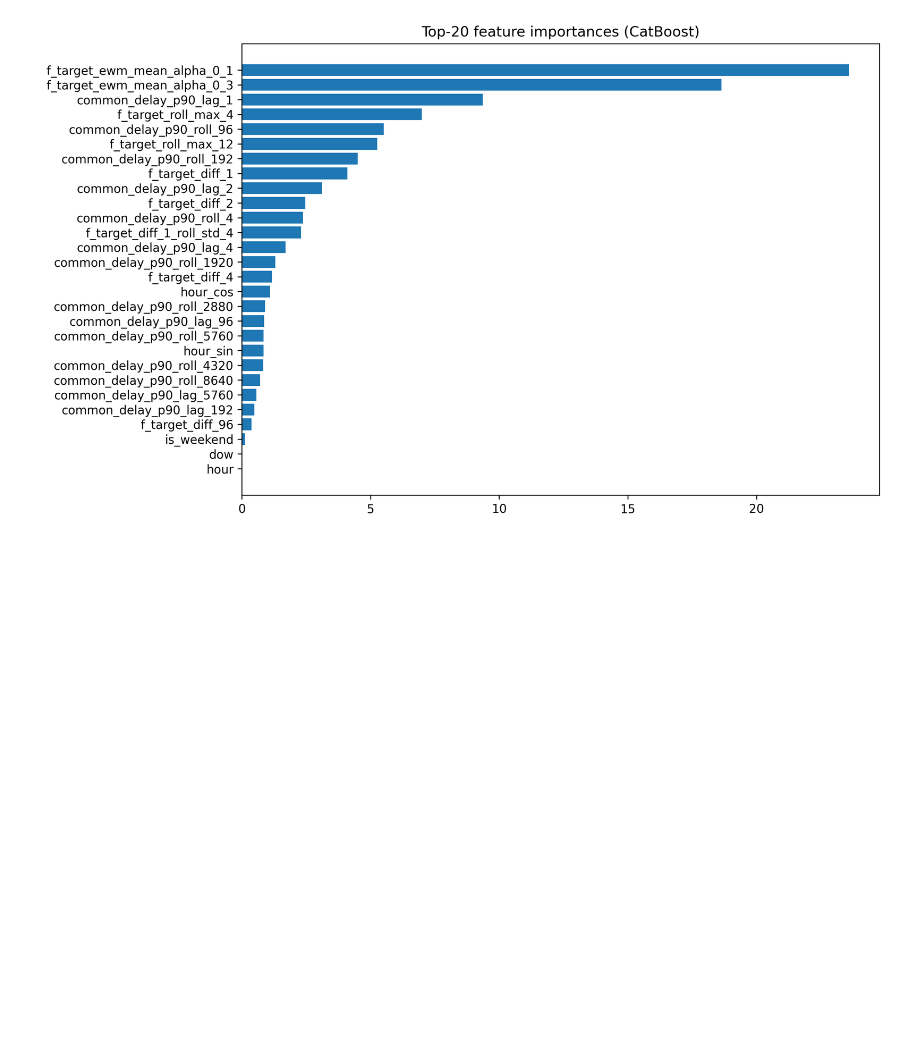
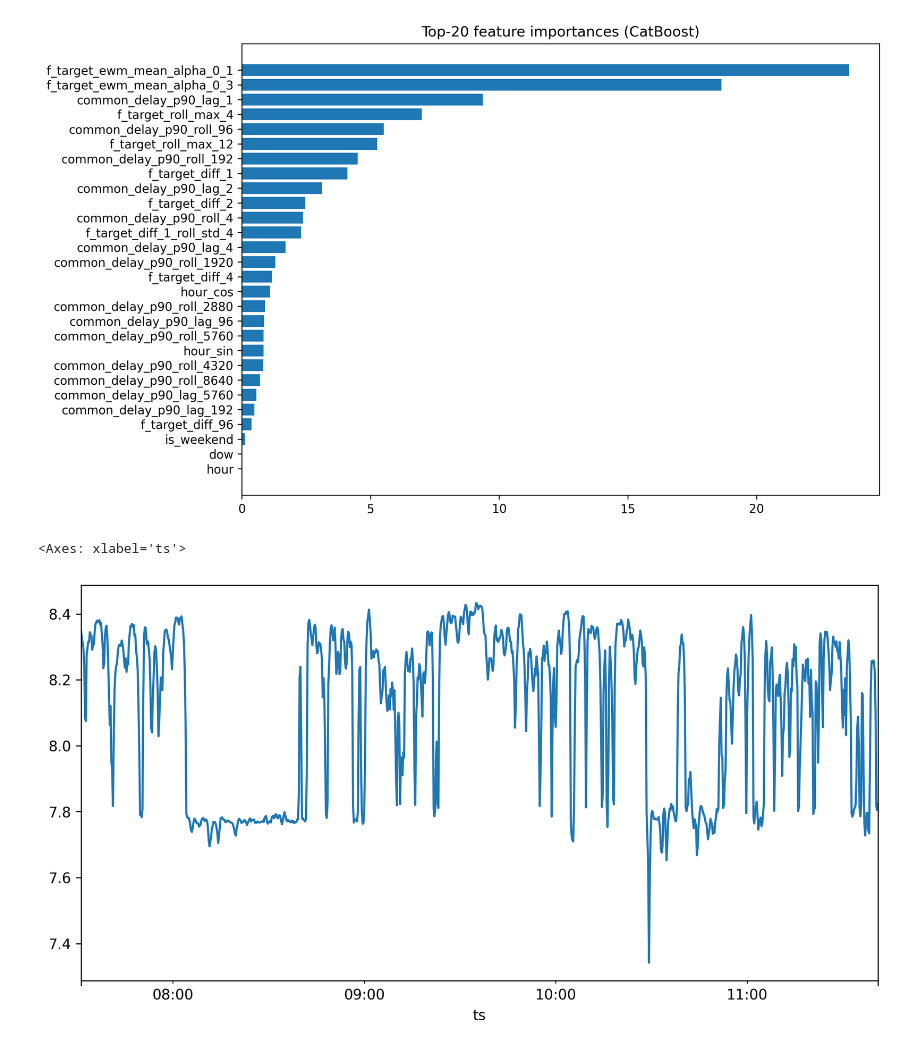
Before and after one commit to nikborovets/realtime_anomaly_analytics, a Jupyter notebook: catboost_direct.ipynb, the cells around one changed output. Saved outputs shown, nothing was run; the diff lists cells and outputs as text; code cells hidden in the pictures; blank space fills up the shorter version.

```diff
--- a/catboost_direct.ipynb
+++ b/catboost_direct.ipynb
@@ -196,3 +196,10 @@ plt.tight_layout(); plt.show()
 18   common_delay_p90_roll_5760    0.843554
 19                     hour_sin    0.842649
 [figure]
+# %%
+import numpy as np
+
+np.log(df['common_delay_p90'])[-1000:].plot(figsize=(10, 5))
+# %% [output]
+<Axes: xlabel='ts'>
+[figure, added]
```
Also changed, not shown: parts of 2 cells of this notebook, 14 other files.
